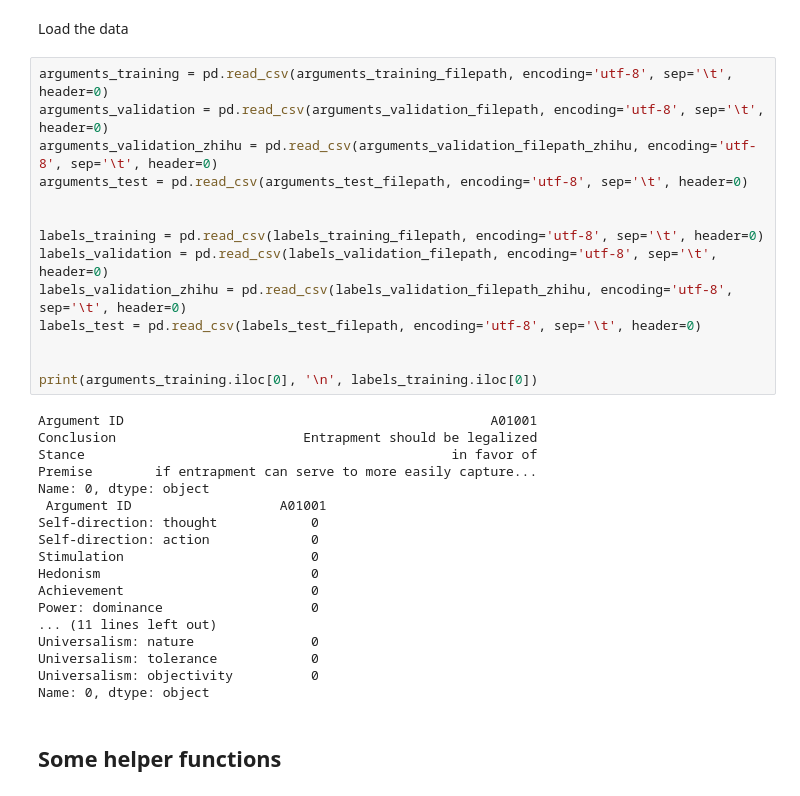
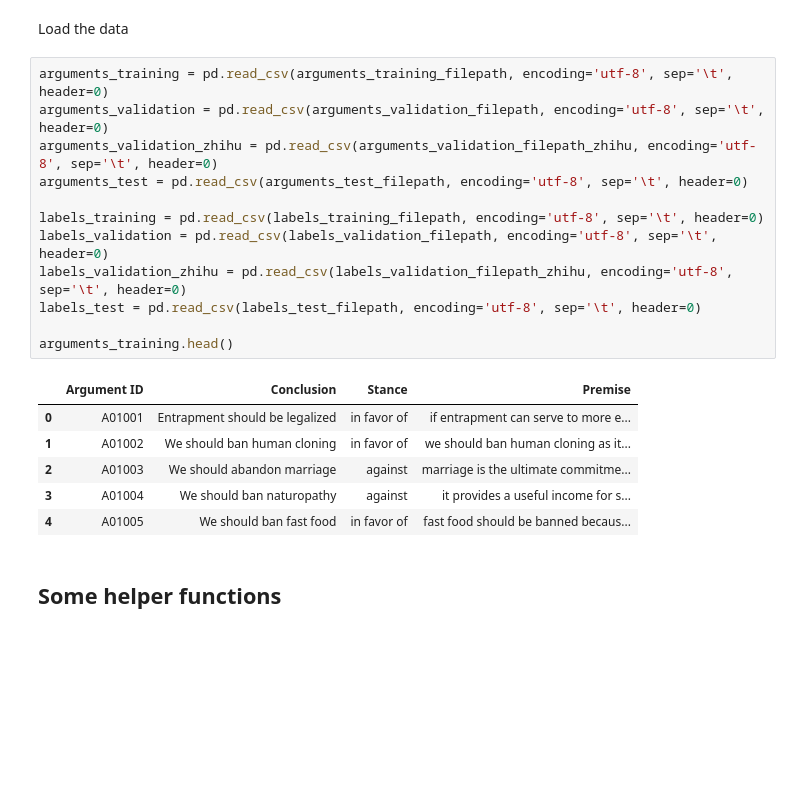
Before and after one commit to AbhishekRS4/LTP_Project_Group_6, a Jupyter notebook: task_1/data.ipynb, the cells around one changed output. Saved outputs shown, nothing was run; the diff lists cells and outputs as text; blank space fills up the shorter version.

```diff
--- a/task_1/data.ipynb
+++ b/task_1/data.ipynb
@@ -24,35 +23,22 @@ Load the data
 # %%
 arguments_training = pd.read_csv(arguments_training_filepath, encoding='utf-8', sep='\t', header=0)
 arguments_validation = pd.read_csv(arguments_validation_filepath, encoding='utf-8', sep='\t', header=0)
 arguments_validation_zhihu = pd.read_csv(arguments_validation_filepath_zhihu, encoding='utf-8', sep='\t', header=0)
 arguments_test = pd.read_csv(arguments_test_filepath, encoding='utf-8', sep='\t', header=0)
 
-
 labels_training = pd.read_csv(labels_training_filepath, encoding='utf-8', sep='\t', header=0)
 labels_validation = pd.read_csv(labels_validation_filepath, encoding='utf-8', sep='\t', header=0)
 labels_validation_zhihu = pd.read_csv(labels_validation_filepath_zhihu, encoding='utf-8', sep='\t', header=0)
 labels_test = pd.read_csv(labels_test_filepath, encoding='utf-8', sep='\t', header=0)
 
-
-print(arguments_training.iloc[0], '\n', labels_training.iloc[0])
+arguments_training.head()
 # %% [output]
-Argument ID                                               A01001
-Conclusion                        Entrapment should be legalized
-Stance                                               in favor of
-Premise        if entrapment can serve to more easily capture...
-Name: 0, dtype: object
- Argument ID                   A01001
-Self-direction: thought            0
-Self-direction: action             0
-Stimulation                        0
-Hedonism                           0
-Achievement                        0
-Power: dominance                   0
-... (11 lines left out)
-Universalism: nature               0
-Universalism: tolerance            0
-Universalism: objectivity          0
-Name: 0, dtype: object
+|  | Argument ID | Conclusion | Stance | Premise |
+| 0 | A01001 | Entrapment should be legalized | in favor of | if entrapment can serve to more e... |
+| 1 | A01002 | We should ban human cloning | in favor of | we should ban human cloning as it... |
+| 2 | A01003 | We should abandon marriage | against | marriage is the ultimate commitme... |
+| 3 | A01004 | We should ban naturopathy | against | it provides a useful income for s... |
+| 4 | A01005 | We should ban fast food | in favor of | fast food should be banned becaus... |
 # %% [markdown]
 ## Some helper functions
 # %%
```
Also changed, not shown: parts of 18 cells of this notebook, 1 other file.
